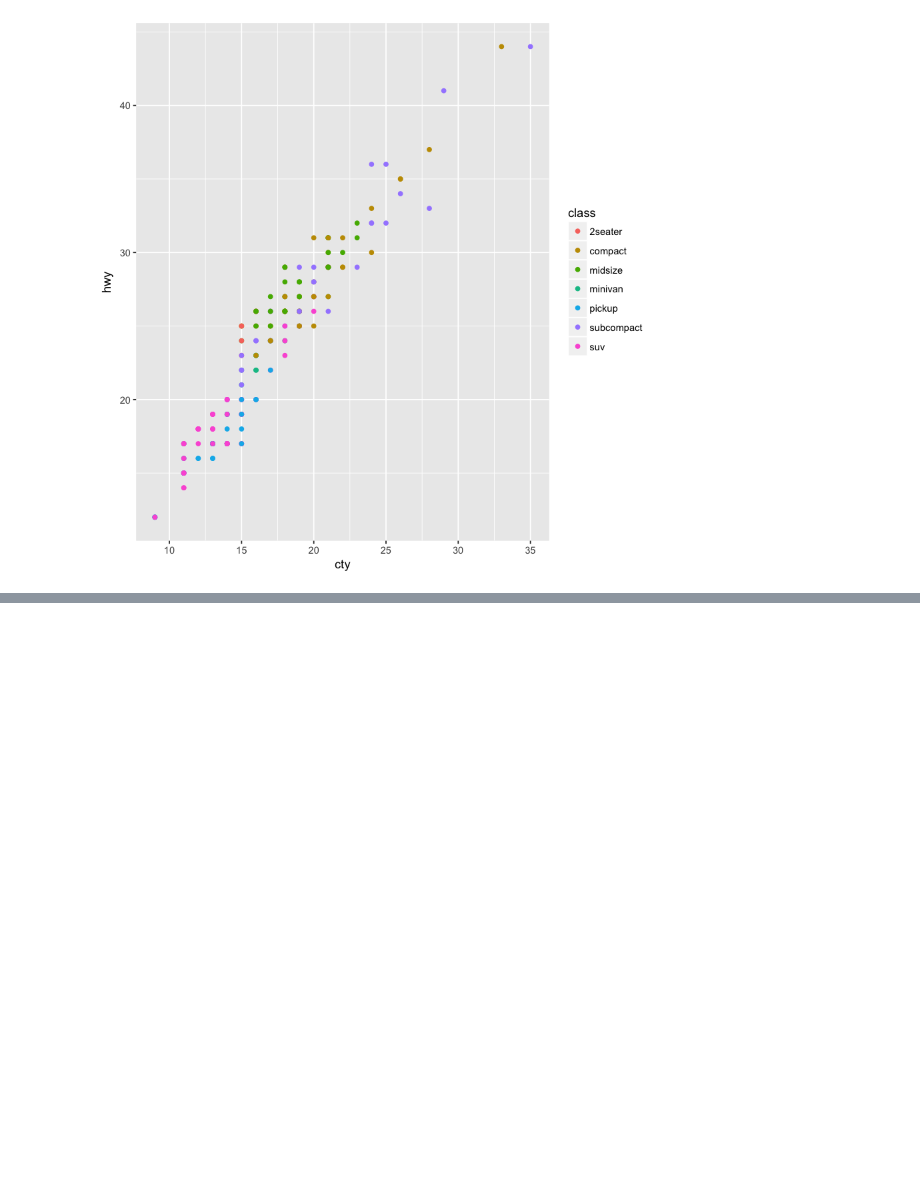
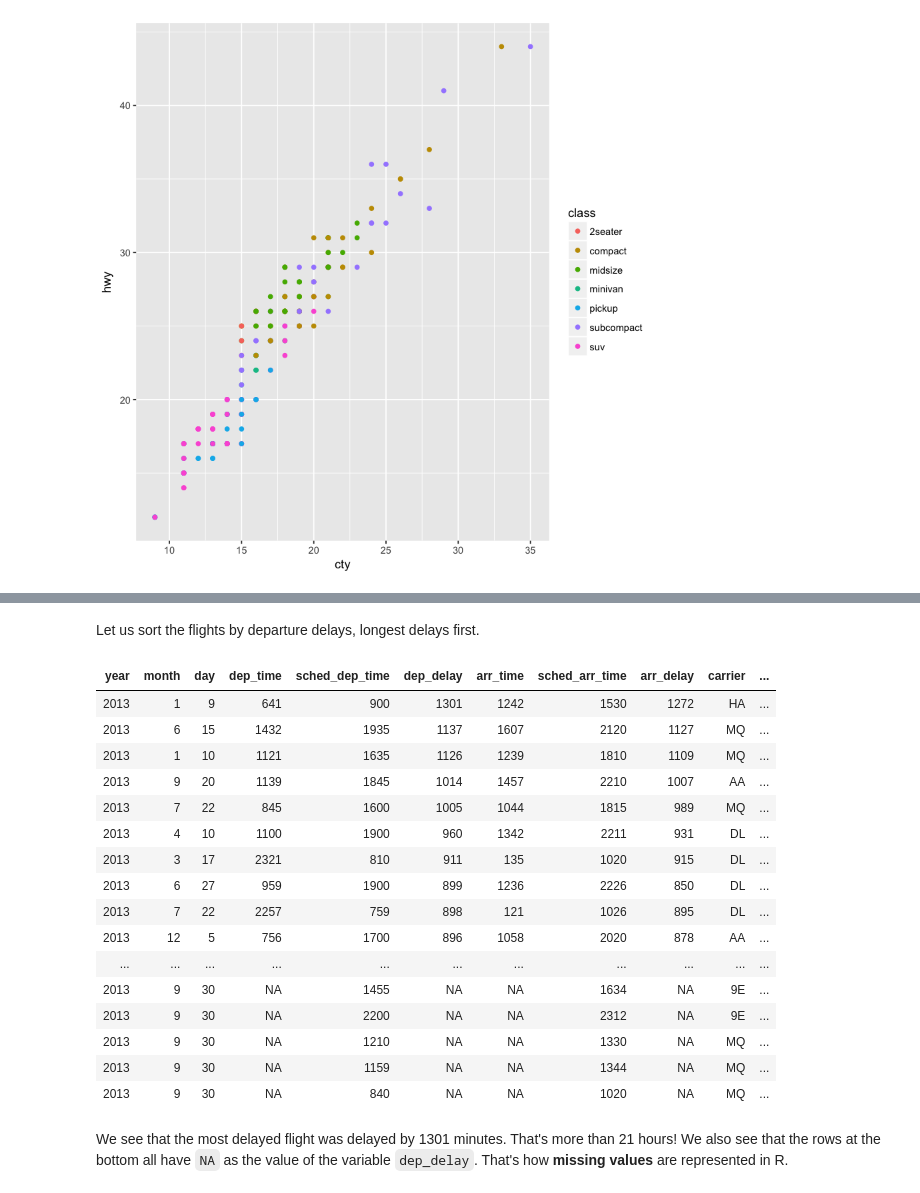
Before and after one commit to ambujtewari/stats306-fall2017, a Jupyter notebook: Lecture00.ipynb, the cells around one changed output, grey strips where cells are left out. Cells and saved outputs as stored; diff of their text form; code cells hidden in the pictures; blank space fills up the shorter version.

```diff
--- a/Lecture00.ipynb
+++ b/Lecture00.ipynb
@@ -46,0 +103,24 @@ ggplot(data = mpg) +
+# %% [markdown]
+Let us sort the flights by departure delays, longest delays first.
+# %%
+arrange(flights, desc(dep_delay))
+# %% [output]
+| year | month | day | dep_time | sched_dep_time | dep_delay | arr_time | sched_arr_time | arr_delay | carrier | ... |
+| 2013 | 1 | 9 | 641 | 900 | 1301 | 1242 | 1530 | 1272 | HA | ... |
+| 2013 | 6 | 15 | 1432 | 1935 | 1137 | 1607 | 2120 | 1127 | MQ | ... |
+| 2013 | 1 | 10 | 1121 | 1635 | 1126 | 1239 | 1810 | 1109 | MQ | ... |
+| 2013 | 9 | 20 | 1139 | 1845 | 1014 | 1457 | 2210 | 1007 | AA | ... |
+| 2013 | 7 | 22 | 845 | 1600 | 1005 | 1044 | 1815 | 989 | MQ | ... |
+| 2013 | 4 | 10 | 1100 | 1900 | 960 | 1342 | 2211 | 931 | DL | ... |
+| 2013 | 3 | 17 | 2321 | 810 | 911 | 135 | 1020 | 915 | DL | ... |
+| 2013 | 6 | 27 | 959 | 1900 | 899 | 1236 | 2226 | 850 | DL | ... |
+| 2013 | 7 | 22 | 2257 | 759 | 898 | 121 | 1026 | 895 | DL | ... |
+| 2013 | 12 | 5 | 756 | 1700 | 896 | 1058 | 2020 | 878 | AA | ... |
+| ... | ... | ... | ... | ... | ... | ... | ... | ... | ... | ... |
+| 2013 | 9 | 30 | NA | 1455 | NA | NA | 1634 | NA | 9E | ... |
+| 2013 | 9 | 30 | NA | 2200 | NA | NA | 2312 | NA | 9E | ... |
+| 2013 | 9 | 30 | NA | 1210 | NA | NA | 1330 | NA | MQ | ... |
+| 2013 | 9 | 30 | NA | 1159 | NA | NA | 1344 | NA | MQ | ... |
+| 2013 | 9 | 30 | NA | 840 | NA | NA | 1020 | NA | MQ | ... |
+# %% [markdown]
+We see that the most delayed flight was delayed by 1301 minutes. That's more than 21 hours! We also see that the rows at the bottom all have `NA` as the value of the variable `dep_delay`. That's how **missing values** are represented in R.
```
Also changed, not shown: parts of 11 cells of this notebook.
